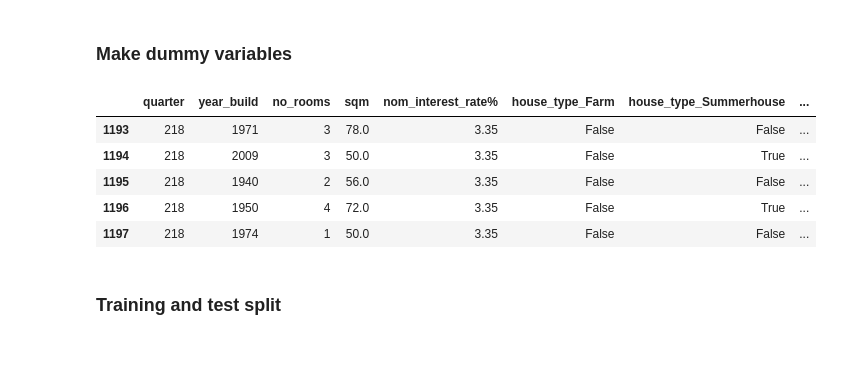
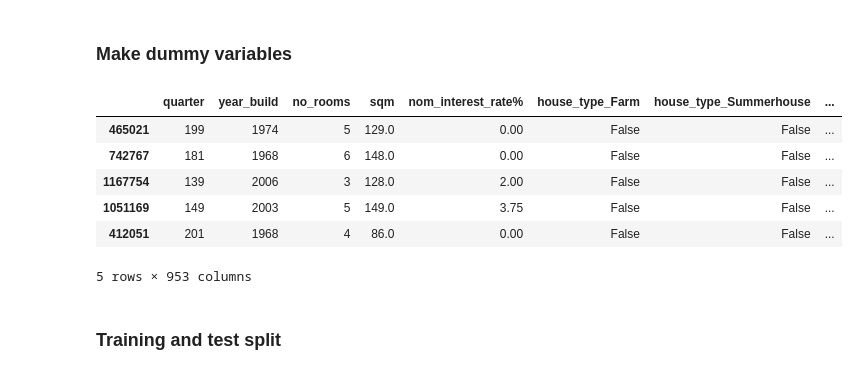
Before and after one commit to BPMRohde/AML, a Jupyter notebook: linear_regression.ipynb, the cells around one changed output. Cells and saved outputs as stored; diff of their text form; code cells hidden in the pictures.

```diff
--- a/linear_regression.ipynb
+++ b/linear_regression.ipynb
@@ -42,6 +45,7 @@ df.head()
 # Brug denne for hele parquet datasættet
 #Convert a Period column to the number of days/months/years since a reference date
 df["quarter"] = df["quarter"].astype("int64")
+df["zip_code"] = df["zip_code"].astype("category")
 # %%
 #Brug denne for 100KSample
 # Convert 'quarter' strings like '2024Q3' into a numeric period representation
@@ -59,17 +63,19 @@ df["quarter"] = df["quarter"].astype("int64")
 ### Make dummy variables
 # %%
 # We set drop_first=True to avoid the dummy variable trap
-X = pd.get_dummies(df[["quarter","house_type", "sales_type", "year_build", "no_rooms", "sqm", "area", "nom_interest_rate%" ]], drop_first=True)
+df = df.sample(frac=0.2, random_state=42).copy()
+X = pd.get_dummies(df[["quarter","house_type", "sales_type", "year_build", "no_rooms", "sqm", "zip_code", "nom_interest_rate%" ]], drop_first=True)
 y = df["purchase_price"]
 X.shape, y.shape
 X.head()
 # %% [output]
 |  | quarter | year_build | no_rooms | sqm | nom_interest_rate% | house_type_Farm | house_type_Summerhouse | ... |
-| 1193 | 218 | 1971 | 3 | 78.0 | 3.35 | False | False | ... |
-| 1194 | 218 | 2009 | 3 | 50.0 | 3.35 | False | True | ... |
-| 1195 | 218 | 1940 | 2 | 56.0 | 3.35 | False | False | ... |
-| 1196 | 218 | 1950 | 4 | 72.0 | 3.35 | False | True | ... |
-| 1197 | 218 | 1974 | 1 | 50.0 | 3.35 | False | False | ... |
+| 465021 | 199 | 1974 | 5 | 129.0 | 0.00 | False | False | ... |
+| 742767 | 181 | 1968 | 6 | 148.0 | 0.00 | False | False | ... |
+| 1167754 | 139 | 2006 | 3 | 128.0 | 2.00 | False | False | ... |
+| 1051169 | 149 | 2003 | 5 | 149.0 | 3.75 | False | False | ... |
+| 412051 | 201 | 1968 | 4 | 86.0 | 0.00 | False | False | ... |
+5 rows × 953 columns
 # %% [markdown]
 ### Training and test split
 # %%
```
Also changed, not shown: parts of 20 cells of this notebook.
